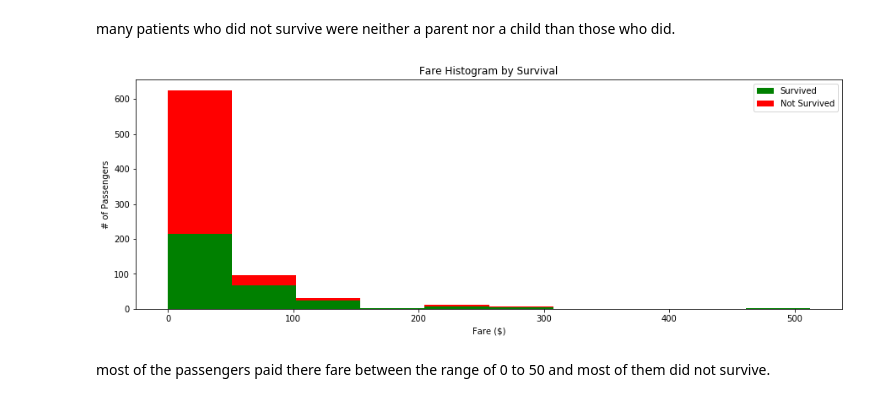
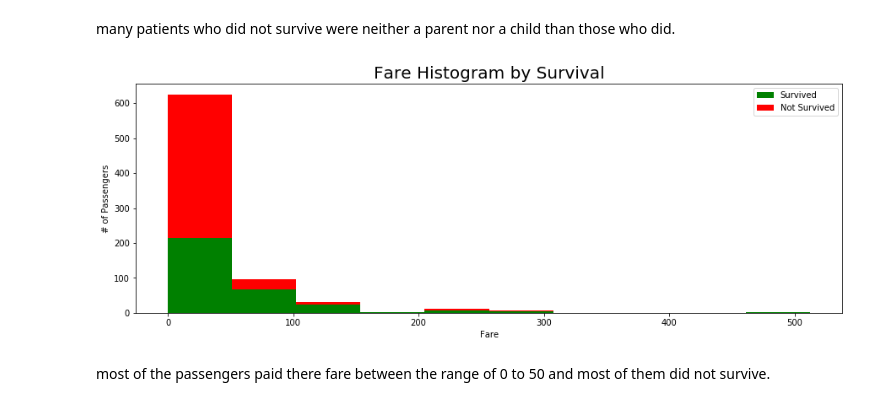
Before and after one commit to victoriousvictor42/titanic, a Jupyter notebook: titanicANDspam.ipynb, the cells around one changed output. Saved outputs shown, nothing was run; the diff lists cells and outputs as text; code cells hidden in the pictures.

```diff
--- a/titanicANDspam.ipynb
+++ b/titanicANDspam.ipynb
@@ -407,14 +412,14 @@ many patients who did not survive were neither a parent nor a child than those w
 # %%
 plt.figure(figsize=(15,5))
 plt.hist(x = [titanic[titanic['survived']==1]['fare'], titanic[titanic['survived']==0]['fare']],
          stacked=True, color = ['g','r'],label = ['Survived','Not Survived'])
-plt.title('Fare Histogram by Survival')
-plt.xlabel('Fare ($)')
+plt.title('Fare Histogram by Survival', fontsize=20)
+plt.xlabel('Fare')
 plt.ylabel('# of Passengers')
 plt.legend()
 plt.show()
 # %% [output]
-[figure, old version]
+[figure, new version]
 # %% [markdown]
 most of the passengers paid there fare between the range of 0 to 50 and most of them did not survive.
 # %%
```
Also changed, not shown: parts of 28 cells of this notebook.
